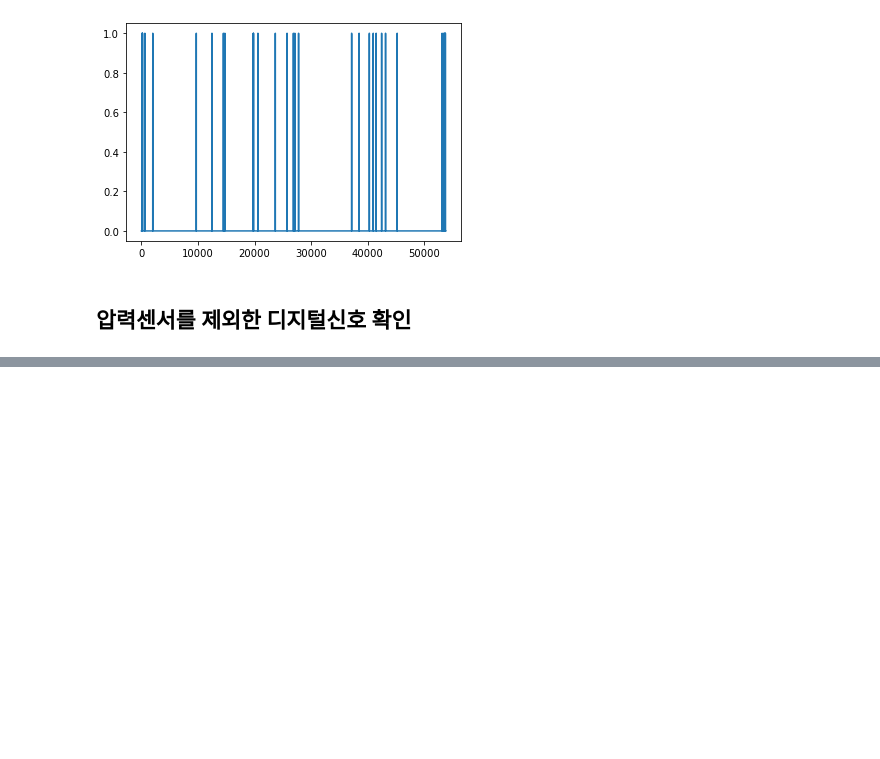
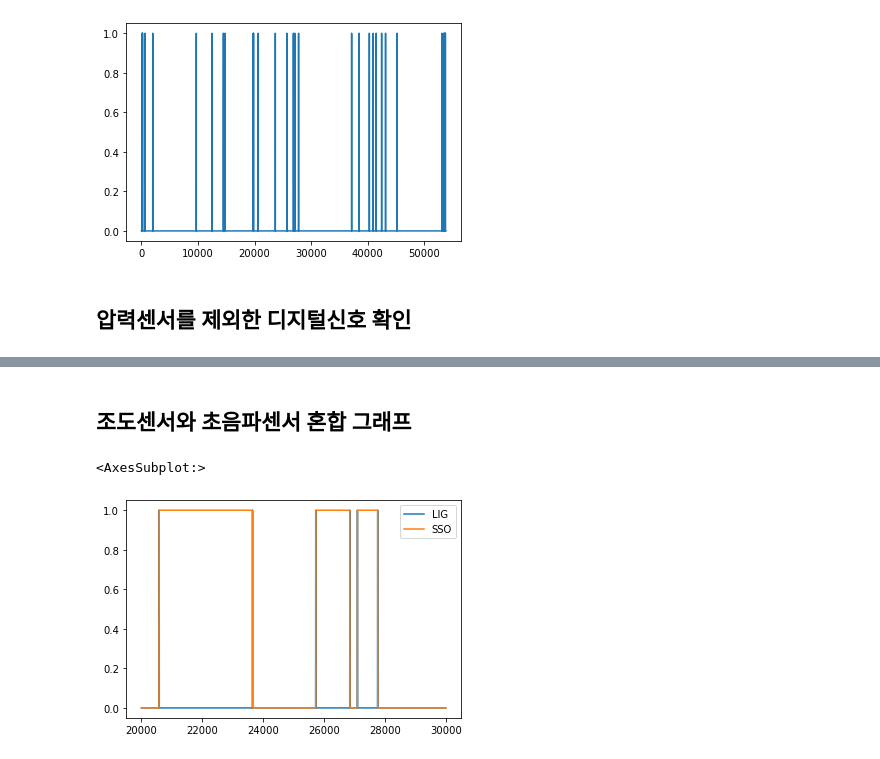
Before and after one commit to WhiteHyun/Lab, a Jupyter notebook: thesis/thesis.ipynb, the cells around one changed output, grey strips where cells are left out. Drawn from its saved outputs; the diff is of its cells as text; code cells hidden in the pictures; blank space fills up the shorter version.

```diff
--- a/thesis/thesis.ipynb
+++ b/thesis/thesis.ipynb
@@ -112,0 +127,7 @@ Name: LIG, dtype: int64
+# %% [markdown]
+## 조도센서와 초음파센서 혼합 그래프
+# %%
+feature_df.loc[20000:30000, ["LIG", "SSO"]].plot()
+# %% [output]
+<AxesSubplot:>
+[figure, added]
```
Also changed, not shown: parts of 13 cells of this notebook, 4 other files.
